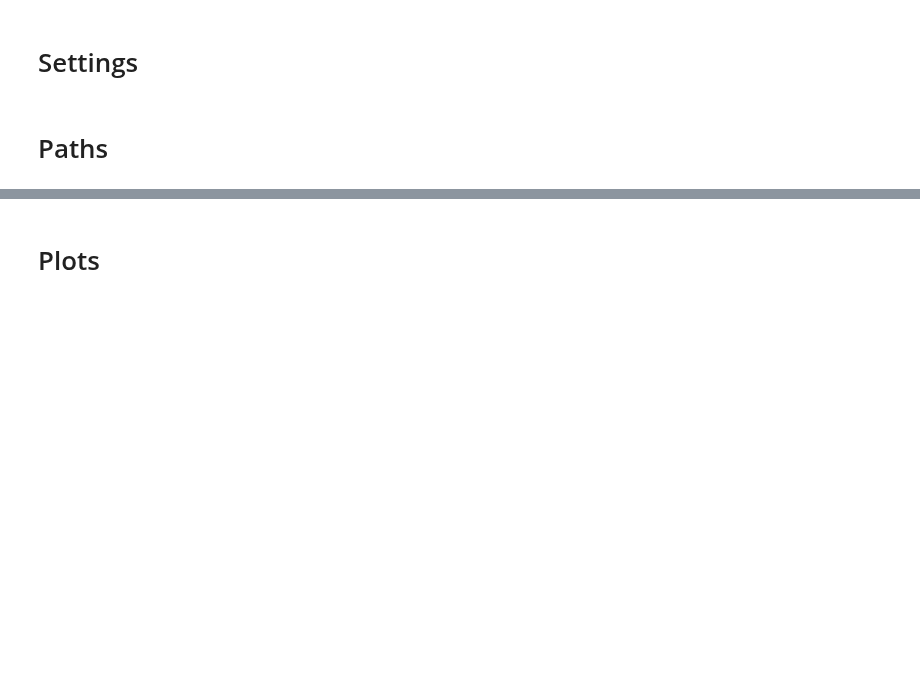
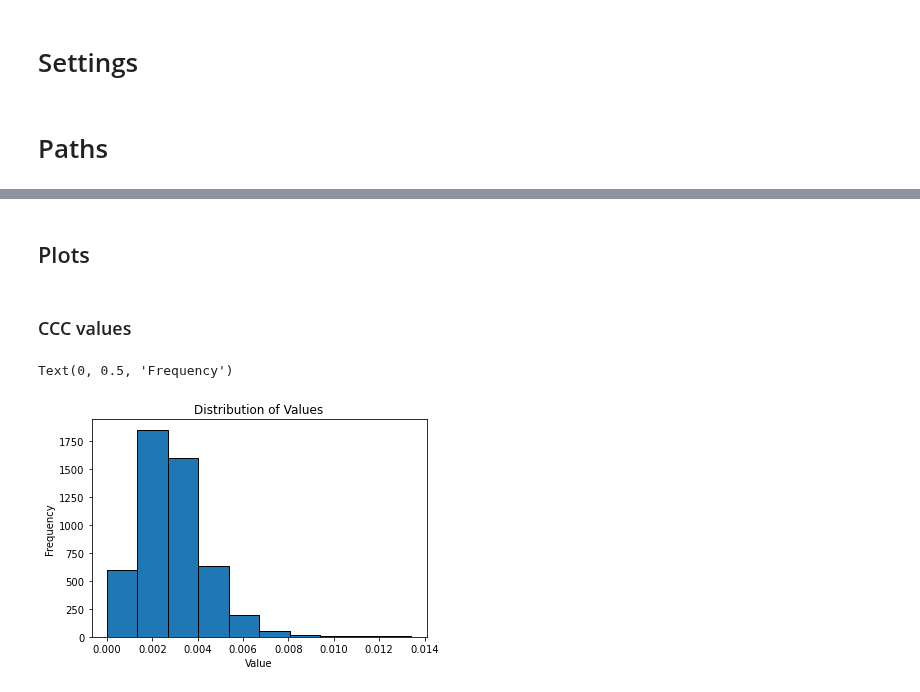
Before and after one commit to greenelab/ccc, a Jupyter notebook: nbs/25_pvalue/05-ccc_pvalue_dist-plot.ipynb, the cells around one changed output, grey strips where cells are left out. Drawn from its saved outputs; the diff is of its cells as text; code cells hidden in the pictures; blank space fills up the shorter version.

Commit message:
ccc pvalue: run notebooks to compute pvalues under null

```diff
--- a/nbs/25_pvalue/05-ccc_pvalue_dist-plot.ipynb
+++ b/nbs/25_pvalue/05-ccc_pvalue_dist-plot.ipynb
@@ -25,4 +29,4 @@ OUTPUT_DIR
 # %%
-output_file = OUTPUT_DIR / "cm_values.npy"
+output_file = OUTPUT_DIR / "data_matrix-cm_values.npy"
 cm_values = np.load(output_file)
 display(cm_values.shape)
@@ -37,8 +47,13 @@ display(min_pvalue_resolution)
 # %% [markdown]
-# Plots
+## Plots
+# %% [markdown]
+### CCC values
 # %%
-plt.hist(cm_pvalues, bins=10, edgecolor="k")  # Adjust the number of bins as needed
+plt.hist(cm_values, bins=10, edgecolor="k")  # Adjust the number of bins as needed
 plt.title("Distribution of Values")
 plt.xlabel("Value")
 plt.ylabel("Frequency")
+# %% [output]
+Text(0, 0.5, 'Frequency')
+[figure, added]
 # %%
```
Also changed, not shown: parts of 25 cells of this notebook, 4 other files.
